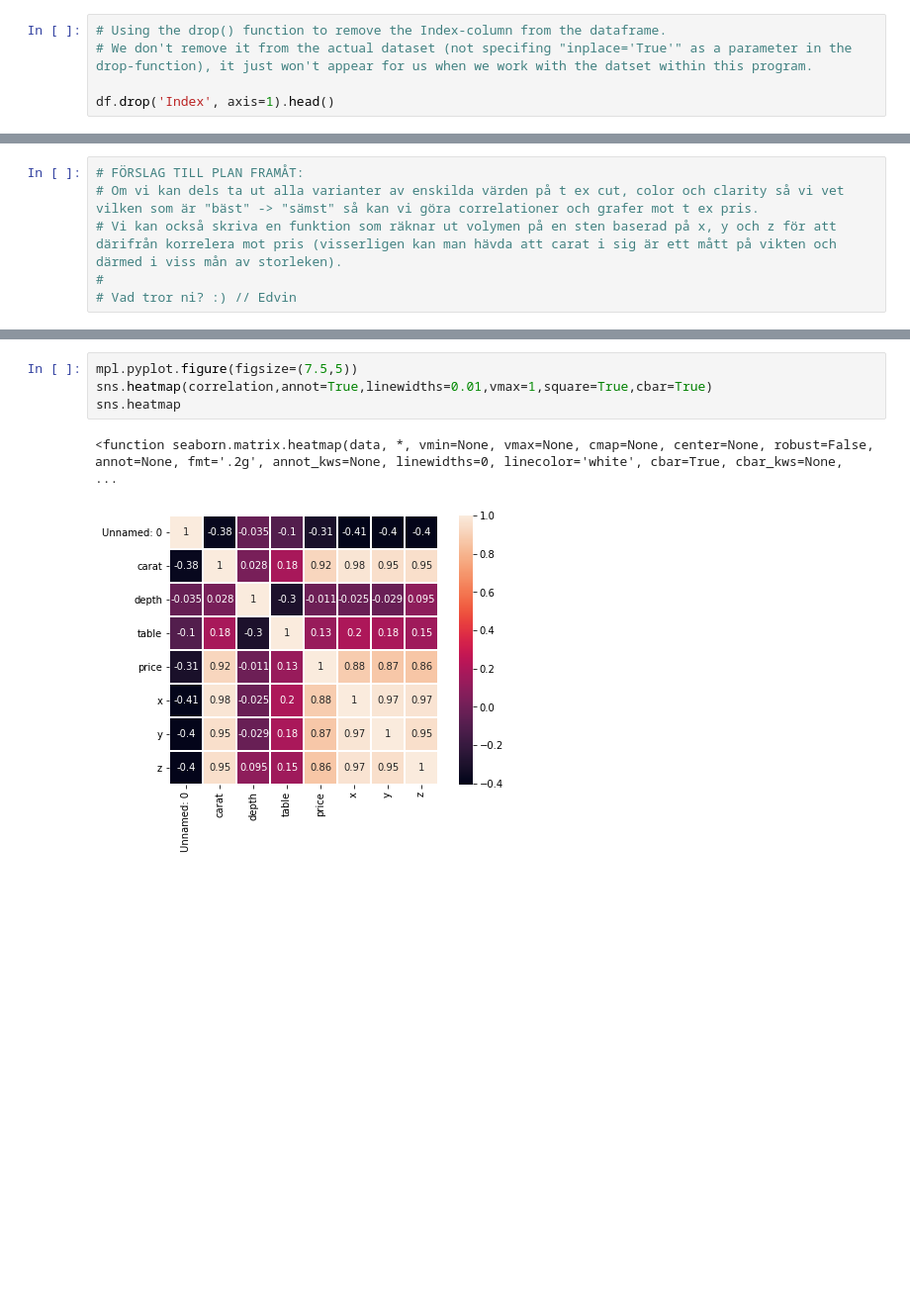
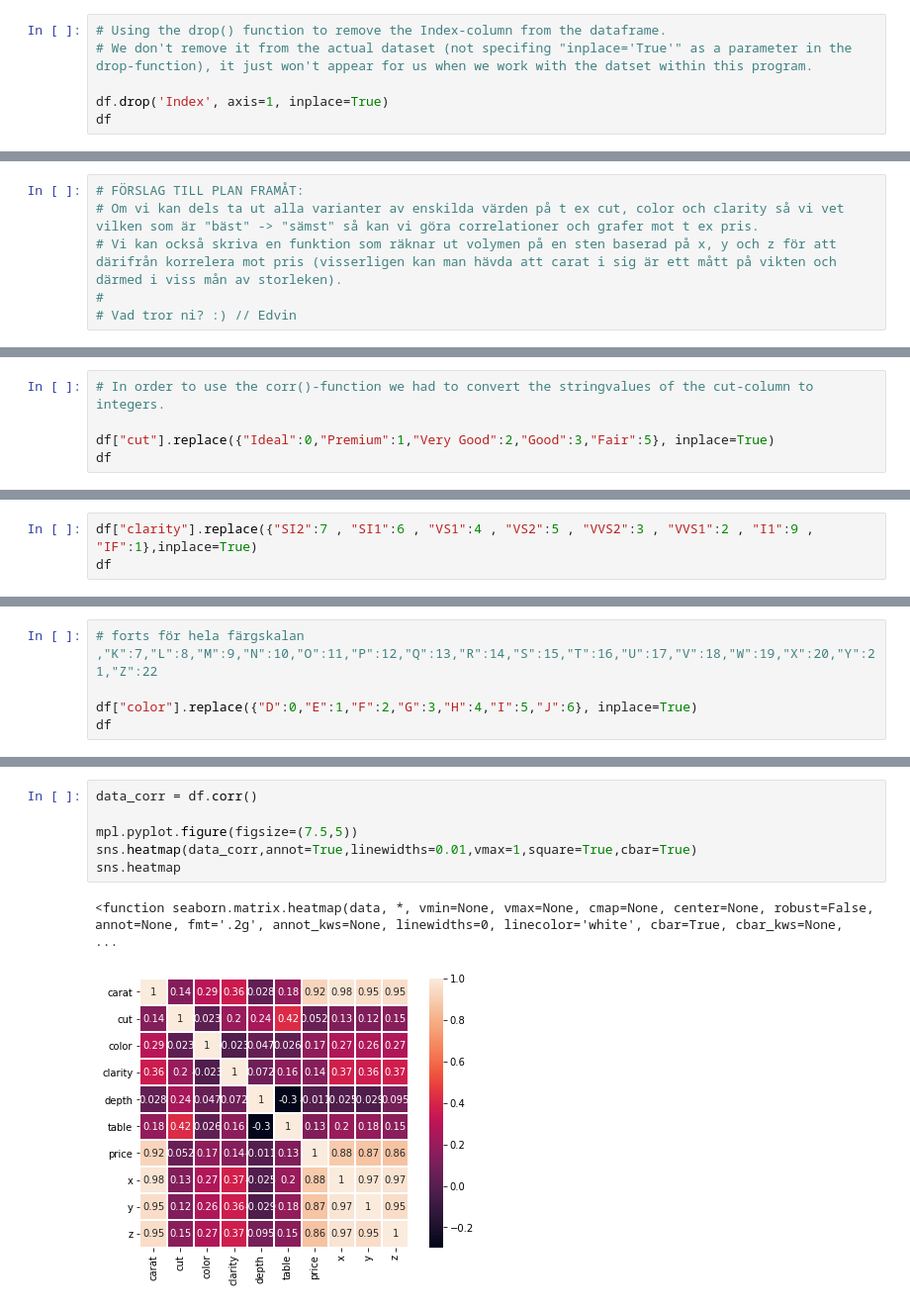
Before and after one commit to EdvinOwetz/GMI2BT-VT22-Lab5, a Jupyter notebook: Lab5.ipynb, the cells around one changed output, grey strips where cells are left out. Shown at 99% size. Drawn from its saved outputs; the diff is of its cells as text; blank space fills up the shorter version.

```diff
--- a/Lab5.ipynb
+++ b/Lab5.ipynb
@@ -101,7 +100,8 @@ Now we have a sense of how the dataset is structured. As we can see there is a c
 # Using the drop() function to remove the Index-column from the dataframe.
 # We don't remove it from the actual dataset (not specifing "inplace='True'" as a parameter in the drop-function), it just won't appear for us when we work with the datset within this program.
 
-df.drop('Index', axis=1).head()
+df.drop('Index', axis=1, inplace=True)
+df
 # %% [output]
 |  | carat | cut | color | clarity | depth | table | price | x | y | z |
 | 0 | 0.23 | Ideal | E | SI2 | 61.5 | 55.0 | 326 | 3.95 | 3.98 | 2.43 |
@@ -117,0 +137,5 @@ df.drop('Index', axis=1).head()
+# %%
+# In order to use the corr()-function we had to convert the stringvalues of the cut-column to integers.
+
+df["cut"].replace({"Ideal":0,"Premium":1,"Very Good":2,"Good":3,"Fair":5}, inplace=True)
+df
@@ -117,0 +183,3 @@ df.drop('Index', axis=1).head()
+# %%
+df["clarity"].replace({"SI2":7 , "SI1":6 , "VS1":4 , "VS2":5 , "VVS2":3 , "VVS1":2 , "I1":9 , "IF":1},inplace=True)
+df
@@ -117,0 +205,5 @@ df.drop('Index', axis=1).head()
+# %%
+# forts för hela färgskalan ,"K":7,"L":8,"M":9,"N":10,"O":11,"P":12,"Q":13,"R":14,"S":15,"T":16,"U":17,"V":18,"W":19,"X":20,"Y":21,"Z":22
+
+df["color"].replace({"D":0,"E":1,"F":2,"G":3,"H":4,"I":5,"J":6}, inplace=True)
+df
@@ -118,7 +238,9 @@ df.drop('Index', axis=1).head()
 # %%
+data_corr = df.corr()
+
 mpl.pyplot.figure(figsize=(7.5,5))
-sns.heatmap(correlation,annot=True,linewidths=0.01,vmax=1,square=True,cbar=True)
+sns.heatmap(data_corr,annot=True,linewidths=0.01,vmax=1,square=True,cbar=True)
 sns.heatmap
 # %% [output]
 <function seaborn.matrix.heatmap(data, *, vmin=None, vmax=None, cmap=None, center=None, robust=False, annot=None, fmt='.2g', annot_kws=None, linewidths=0, linecolor='white', cbar=True, cbar_kws=None,  ...
-[figure, old version]
+[figure, new version]
```
Also changed, not shown: parts of 14 cells of this notebook.
